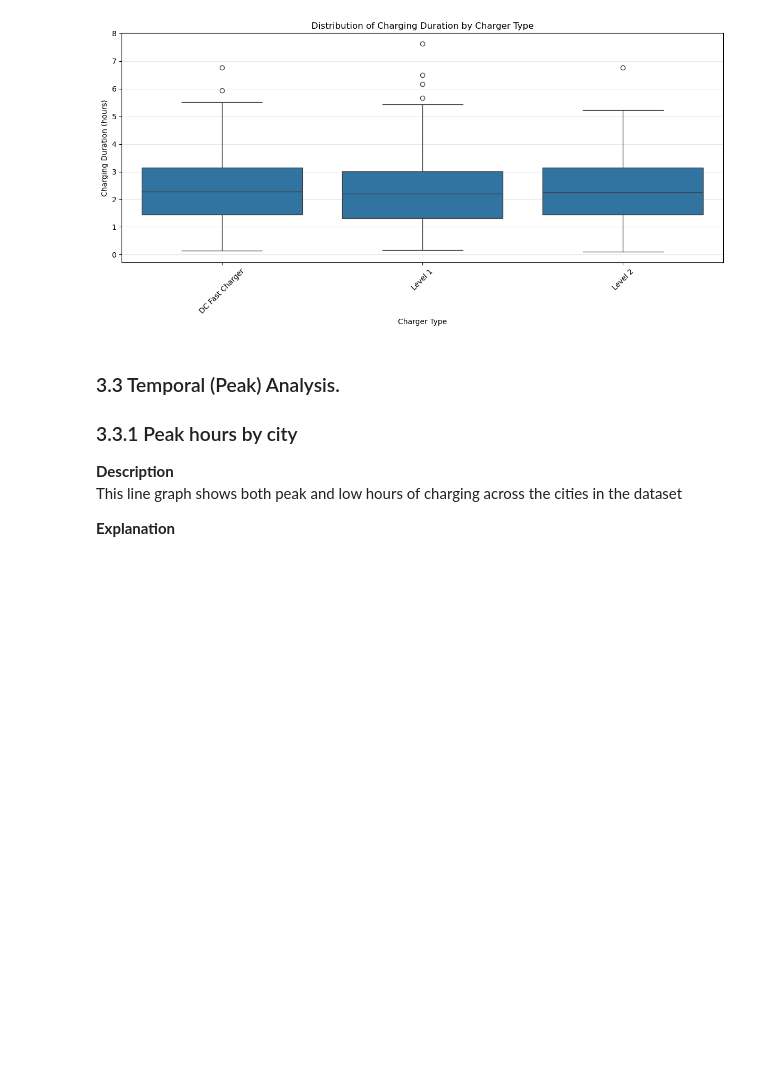
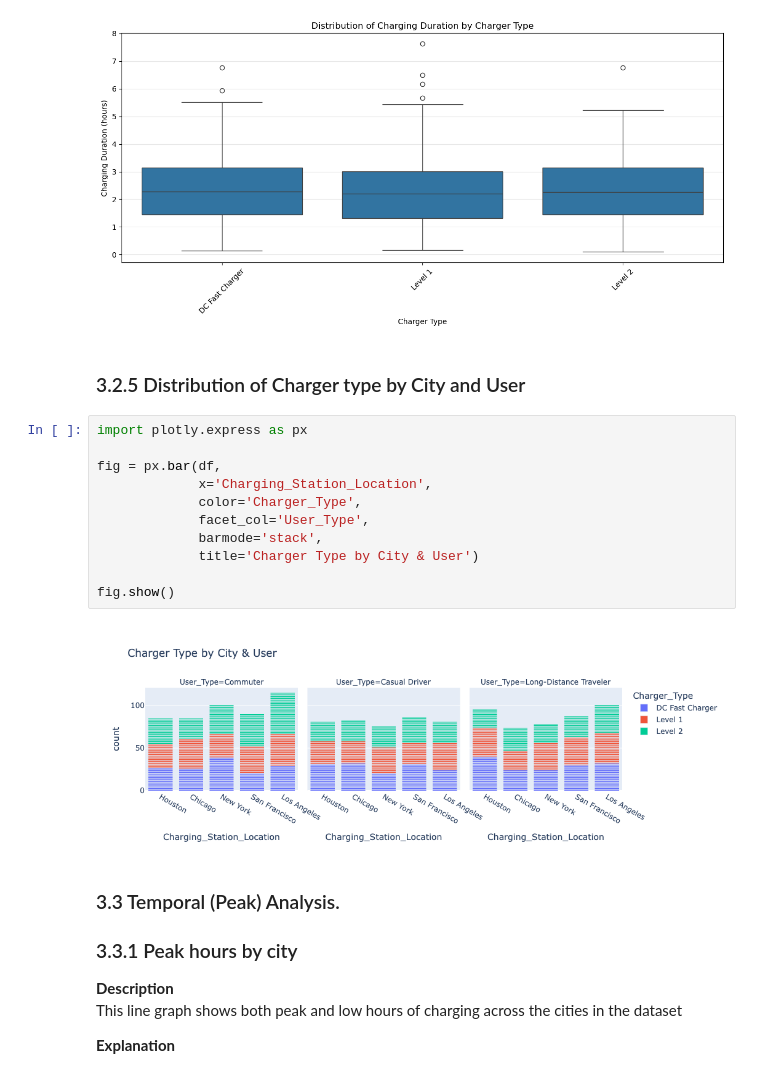
Before and after one commit to M-3rlin/GlobalEVChargingStationsAnalysis, a Jupyter notebook: Stream3_Availability.ipynb, the cells around one changed output. Saved outputs shown, nothing was run; the diff lists cells and outputs as text; blank space fills up the shorter version.

```diff
--- a/Stream3_Availability.ipynb
+++ b/Stream3_Availability.ipynb
@@ -177,6 +194,21 @@ plt.grid(True, alpha=0.3, axis='y')
 plt.tight_layout()
 # %% [output]
 [figure]
+# %% [markdown]
+### 3.2.5 Distribution of Charger type by City and User
+# %%
+import plotly.express as px
+
+fig = px.bar(df,
+             x='Charging_Station_Location',
+             color='Charger_Type',
+             facet_col='User_Type',
+             barmode='stack',
+             title='Charger Type by City & User')
+
+fig.show()
+# %% [output]
+[figure, added]
 # %% [markdown]
 ### 3.3 Temporal (Peak) Analysis.
 ### 3.3.1 Peak hours by city
```
Also changed, not shown: parts of 15 cells of this notebook.
